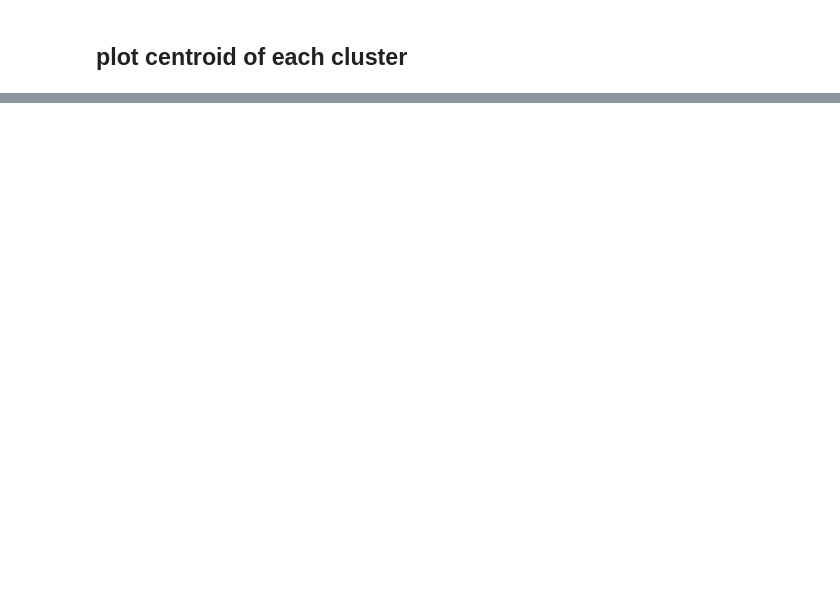
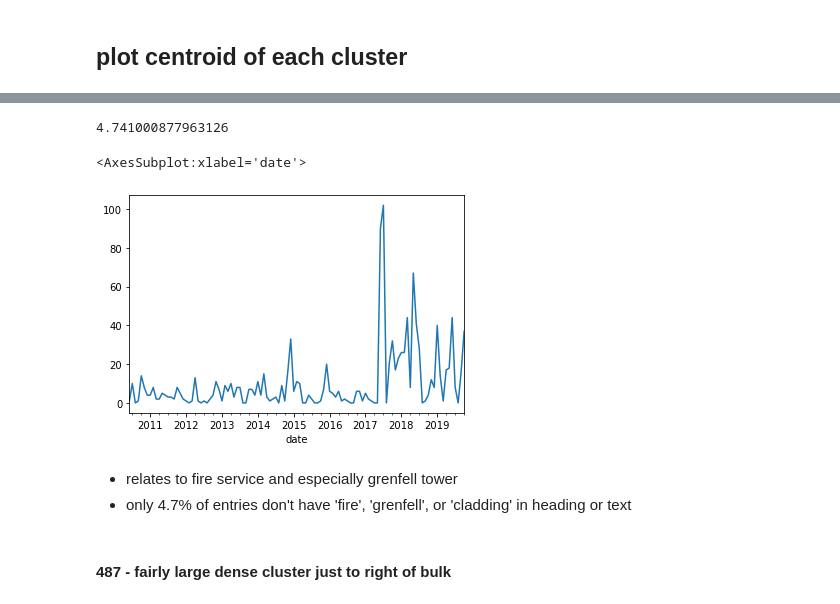
Before and after one commit to bendennes/hansard-nlp, a Jupyter notebook: 4_sentence_embedding.ipynb, the cells around one changed output, grey strips where cells are left out. Drawn from its saved outputs; the diff is of its cells as text; code cells hidden in the pictures; blank space fills up the shorter version.

```diff
--- a/4_sentence_embedding.ipynb
+++ b/4_sentence_embedding.ipynb
@@ -287,0 +261,4 @@ plt.scatter(X_centroids[:,0], X_centroids[:,1], s=cluster_size/2, alpha=0.2)
+# %%
+r = {} # 'rows': the dataframe rows of a cluster k
+s = {} # 'speeches': the most common non-stopwords in the speeches of cluster k
+h = {} # 'headings': the most common non-stopwords in the headings of cluster k
@@ -287,0 +267,8 @@ plt.scatter(X_centroids[:,0], X_centroids[:,1], s=cluster_size/2, alpha=0.2)
+# %%
+ids = [41, 69, 234]
+
+for i in ids:
+    res = analyse_cluster(i)
+    r[i] = res[0]
+    s[i] = res[1]
+    h[i] = res[2]
@@ -287,0 +371,3 @@ plt.scatter(X_centroids[:,0], X_centroids[:,1], s=cluster_size/2, alpha=0.2)
+# %%
+i = 327
+r[i], s[i], h[i] = analyse_cluster(i)
@@ -287,0 +409,3 @@ plt.scatter(X_centroids[:,0], X_centroids[:,1], s=cluster_size/2, alpha=0.2)
+# %%
+r_ = r[i].reset_index()
+r_
@@ -287,0 +426,19 @@ plt.scatter(X_centroids[:,0], X_centroids[:,1], s=cluster_size/2, alpha=0.2)
+# %%
+(len(r_[~(r_.speech.str.lower().str.contains('fire') | \
+     r_.speech.str.lower().str.contains('grenfell') | \
+     r_.speech.str.lower().str.contains('cladding') | \
+     r_.heading.str.lower().str.contains('fire') | \
+     r_.heading.str.lower().str.contains('grenfell') | \
+     r_.heading.str.lower().str.contains('cladding'))]) / len(r_)) * 100
+# %% [output]
+4.741000877963126
+# %%
+r_.set_index('date').resample('M').count().heading.plot()
+# %% [output]
+<AxesSubplot:xlabel='date'>
+[figure, added]
+# %% [markdown]
+* relates to fire service and especially grenfell tower
+* only 4.7% of entries don't have 'fire', 'grenfell', or 'cladding' in heading or text
+# %% [markdown]
+#### 487 - fairly large dense cluster just to right of bulk
```
Also changed, not shown: parts of 55 cells of this notebook.
